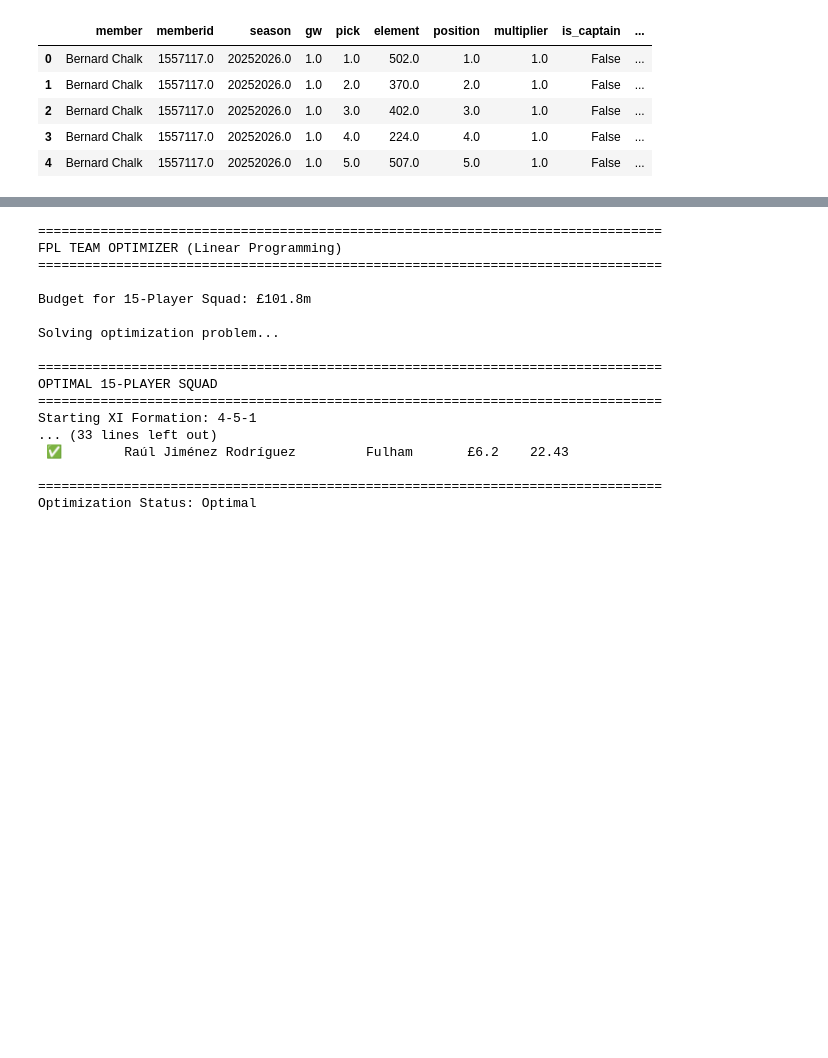
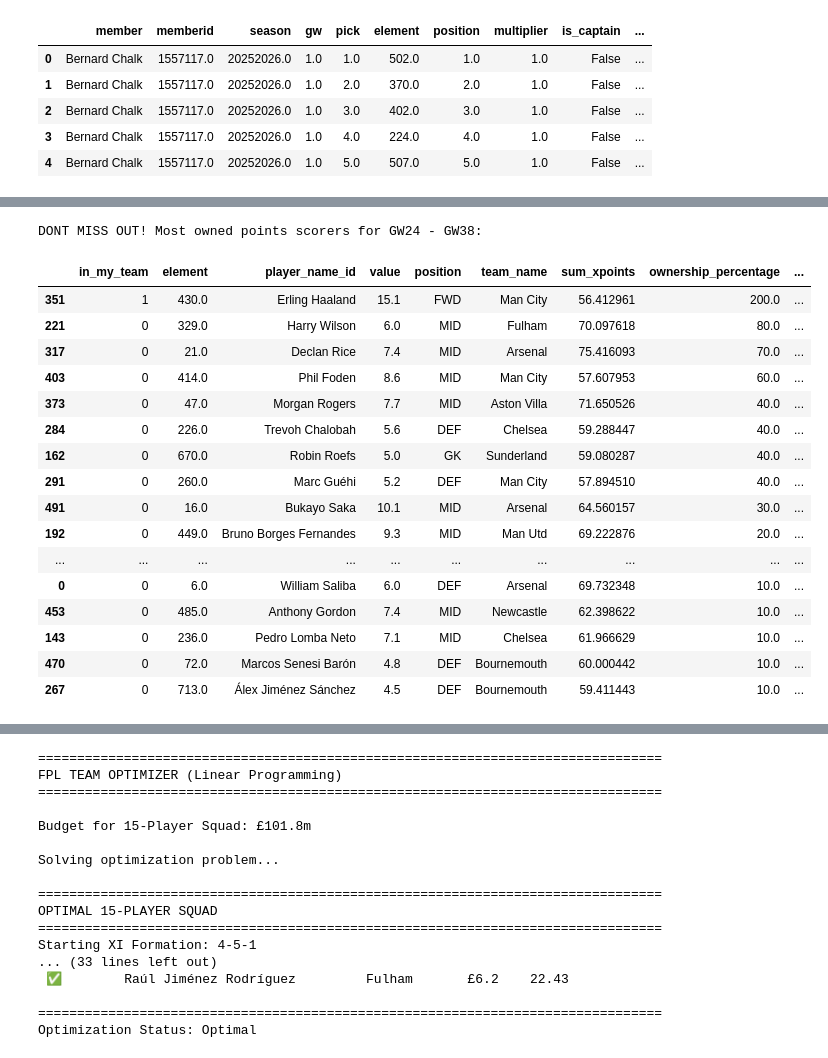
Before and after one commit to chrisimpacts/FPL-Points-Predictor, a Jupyter notebook: DIVX-Team-Analysis.ipynb, the cells around one changed output, grey strips where cells are left out. Saved outputs shown, nothing was run; the diff lists cells and outputs as text; code cells hidden in the pictures; blank space fills up the shorter version.

Commit message:
DIVX xGains Calculator

```diff
--- a/DIVX-Team-Analysis.ipynb
+++ b/DIVX-Team-Analysis.ipynb
@@ -257,30 +235,0 @@ view
-# %%
-target_memberid = 145486
-
-view = db_creator.run_sql(f"""
-    WITH member_points AS (
-        SELECT
-            member,
-            memberid,
-            SUM(COALESCE(playergw.total_points, 0) * COALESCE(divx_picks.multiplier, 0)) AS total_points
-        FROM divx_picks
-        LEFT JOIN playergw
-            ON divx_picks.element = playergw.element
-            AND divx_picks.season = playergw.season
-            AND divx_picks.gw = playergw.event
-        GROUP BY member, memberid
-    )
-    SELECT
-        member,
-        memberid,
-        total_points
-    FROM member_points
-    WHERE total_points > (
-        SELECT total_points
-        FROM member_points
-        WHERE memberid = {target_memberid}
-    )
-    ORDER BY total_points DESC
-""")
-print(f"\nMembers above memberid {target_memberid}:")
-view
@@ -540,0 +348,22 @@ In GW23, the top 20 best differential picks are in GW24 - GW26:
+# %%
+print(f"DONT MISS OUT! Most owned points scorers for GW{current_gw + 1} - GW38:")
+ownership_weighted_predictions.sort_values(by='xpoints_net_team_value', ascending=True).head(20)
+# %% [output]
+DONT MISS OUT! Most owned points scorers for GW24 - GW38:
+|  | in_my_team | element | player_name_id | value | position | team_name | sum_xpoints | ownership_percentage | ... |
+| 351 | 1 | 430.0 | Erling Haaland | 15.1 | FWD | Man City | 56.412961 | 200.0 | ... |
+| 221 | 0 | 329.0 | Harry Wilson | 6.0 | MID | Fulham | 70.097618 | 80.0 | ... |
+| 317 | 0 | 21.0 | Declan Rice | 7.4 | MID | Arsenal | 75.416093 | 70.0 | ... |
+| 403 | 0 | 414.0 | Phil Foden | 8.6 | MID | Man City | 57.607953 | 60.0 | ... |
+| 373 | 0 | 47.0 | Morgan Rogers | 7.7 | MID | Aston Villa | 71.650526 | 40.0 | ... |
+| 284 | 0 | 226.0 | Trevoh Chalobah | 5.6 | DEF | Chelsea | 59.288447 | 40.0 | ... |
+| 162 | 0 | 670.0 | Robin Roefs | 5.0 | GK | Sunderland | 59.080287 | 40.0 | ... |
+| 291 | 0 | 260.0 | Marc Guéhi | 5.2 | DEF | Man City | 57.894510 | 40.0 | ... |
+| 491 | 0 | 16.0 | Bukayo Saka | 10.1 | MID | Arsenal | 64.560157 | 30.0 | ... |
+| 192 | 0 | 449.0 | Bruno Borges Fernandes | 9.3 | MID | Man Utd | 69.222876 | 20.0 | ... |
+| ... | ... | ... | ... | ... | ... | ... | ... | ... | ... |
+| 0 | 0 | 6.0 | William Saliba | 6.0 | DEF | Arsenal | 69.732348 | 10.0 | ... |
+| 453 | 0 | 485.0 | Anthony Gordon | 7.4 | MID | Newcastle | 62.398622 | 10.0 | ... |
+| 143 | 0 | 236.0 | Pedro Lomba Neto | 7.1 | MID | Chelsea | 61.966629 | 10.0 | ... |
+| 470 | 0 | 72.0 | Marcos Senesi Barón | 4.8 | DEF | Bournemouth | 60.000442 | 10.0 | ... |
+| 267 | 0 | 713.0 | Álex Jiménez Sánchez | 4.5 | DEF | Bournemouth | 59.411443 | 10.0 | ... |
```
Also changed, not shown: parts of 18 cells of this notebook, 2 other files.
